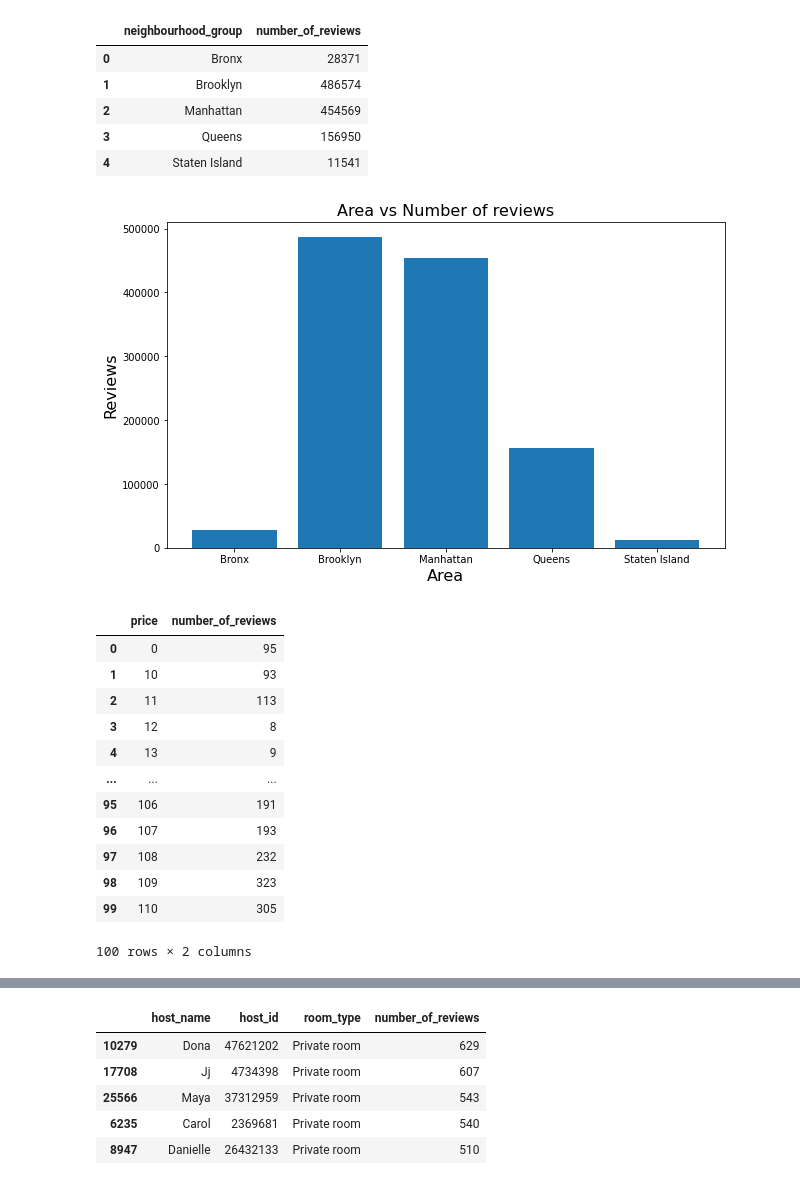
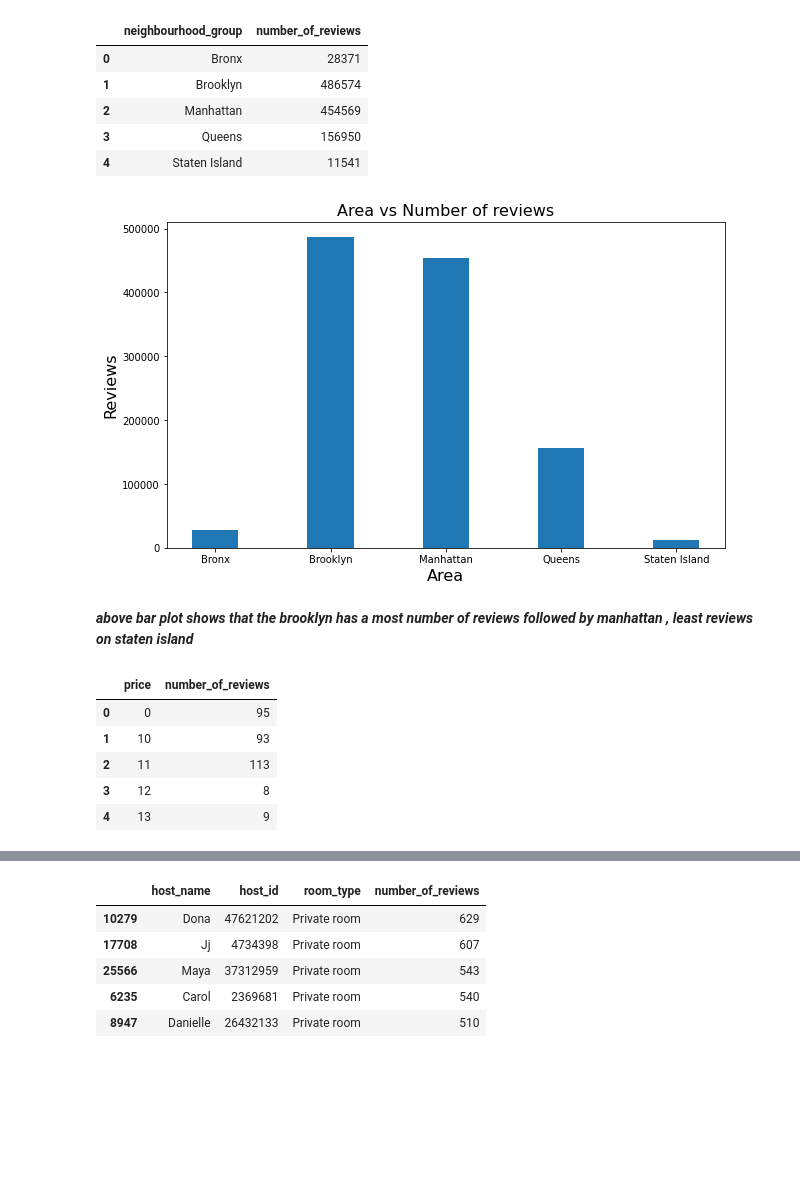
Before and after one commit to Navjotkhatri/Airbnb-Bookings-Analysis, a Jupyter notebook: EDA_Airbnb_Bookings_Analysis_Capstone_Project.ipynb, the cells around one changed output, grey strips where cells are left out. Saved outputs shown, nothing was run; the diff lists cells and outputs as text; code cells hidden in the pictures; blank space fills up the shorter version.

```diff
--- a/EDA_Airbnb_Bookings_Analysis_Capstone_Project.ipynb
+++ b/EDA_Airbnb_Bookings_Analysis_Capstone_Project.ipynb
@@ -274,20 +318,23 @@ location_reviews
 | 3 | Queens | 156950 |
 | 4 | Staten Island | 11541 |
 # %%
+#number of reviews per area
 area = location_reviews['neighbourhood_group']
 review = location_reviews['number_of_reviews']
 
 fig = plt.figure(figsize = (10, 6))
-plt.bar(area,review)
+plt.bar(area,review, width = 0.4)
 plt.title("Area vs Number of reviews",fontsize=16)
 plt.xlabel("Area",fontsize=16)
 plt.ylabel("Reviews",fontsize=16)
 plt.show()
 # %% [output]
-[figure, old version]
+[figure, new version]
+# %% [markdown]
+***above bar plot shows that the brooklyn has a most number of reviews followed by manhattan , least reviews on staten island***
 # %%
 price_area = bnb.groupby(['price'])['number_of_reviews'].max().reset_index()
-price_reviews=price_area.head(100)
+price_reviews=price_area.head(5)
 price_reviews
 # %% [output]
 |  | price | number_of_reviews |
@@ -296,11 +343,4 @@ price_reviews
 | 2 | 11 | 113 |
 | 3 | 12 | 8 |
 | 4 | 13 | 9 |
-| ... | ... | ... |
-| 95 | 106 | 191 |
-| 96 | 107 | 193 |
-| 97 | 108 | 232 |
-| 98 | 109 | 323 |
-| 99 | 110 | 305 |
-100 rows × 2 columns
 # %%
```
Also changed, not shown: parts of 53 cells of this notebook.
